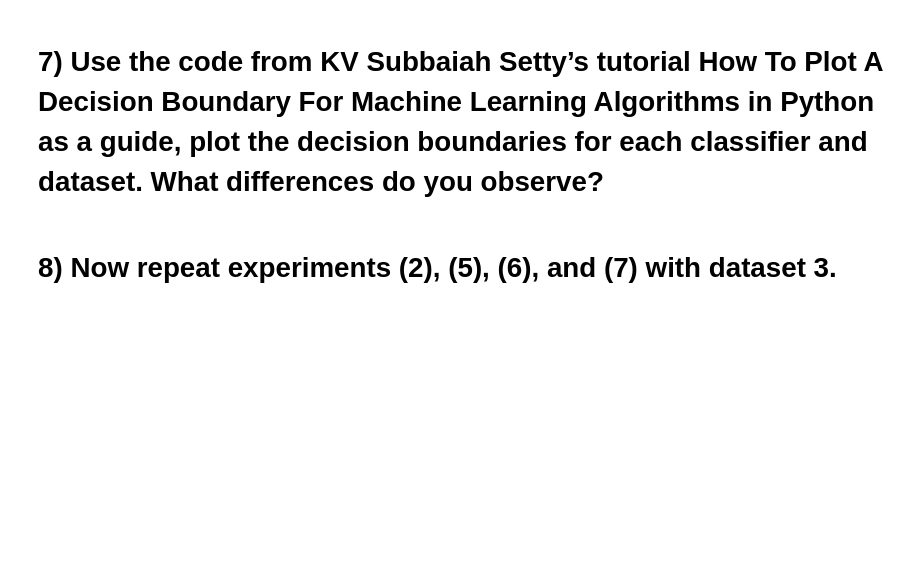
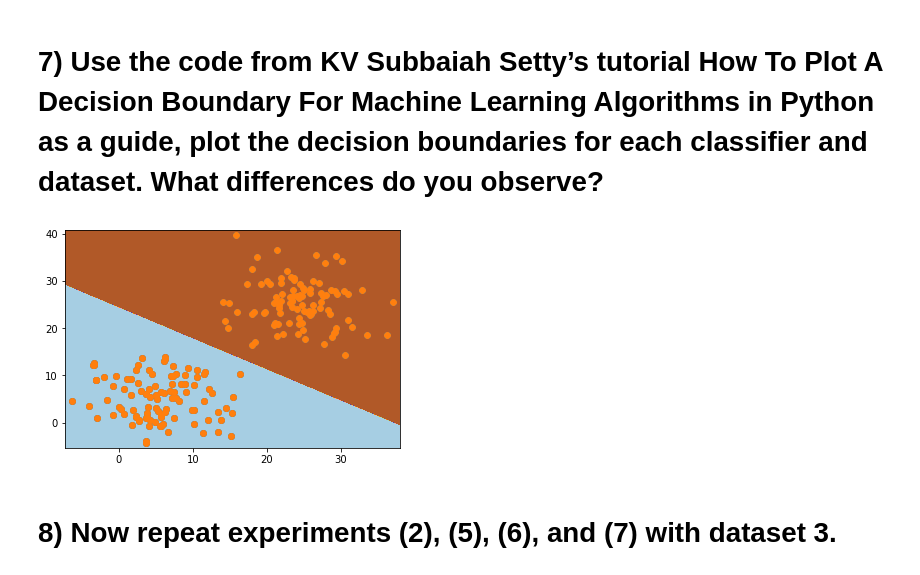
Before and after one commit to Marco-Botello/CPSC483Project5, a Jupyter notebook: Project5.ipynb, the cells around one changed output. Saved outputs shown, nothing was run; the diff lists cells and outputs as text; code cells hidden in the pictures; blank space fills up the shorter version.

```diff
--- a/Project5.ipynb
+++ b/Project5.ipynb
@@ -133,6 +145,56 @@ Dataset 1 Score:  1.0
 Dataset 2 Score:  1.0
 # %% [markdown]
 # 7) Use the code from KV Subbaiah Setty’s tutorial How To Plot A Decision Boundary For Machine Learning Algorithms in Python as a guide, plot the decision boundaries for each classifier and dataset. What differences do you observe?
+# %%
+import numpy as np
+from sklearn.datasets import make_blobs
+from sklearn.linear_model import LogisticRegression
+
+# Get min and max of the domain
+min1, max1 = X['a'].min()-1, X['a'].max()+1
+min2, max2 = X['b'].min()-1, X['b'].max()+1
+
+# Define x and y scale
+X1grid = np.arange(min1, max1, 0.1)
+X2grid = np.arange(min2, max2, 0.1)
+
+# Generate the grid's lines and rows
+XX, YY = np.meshgrid(X1grid, X2grid)
+
+# Flatten the grid
+r1, r2 = XX.flatten(), YY.flatten()
+r1, r2 = r1.reshape((len(r1), 1)), r2.reshape((len(r2), 1))
+
+# Horizontally stack the vectors inorder to create the x1 and x2 input
+grid = np.hstack((r1,r2))
+
+# Define the model
+model = LogisticRegression()
+
+# Fit the model
+model.fit(X, y)
+
+# Predict the grid
+yHat = model.predict(grid)
+
+# Reshape the predictions
+ZZ = yHat.reshape(XX.shape)
+
+# Plot XX, YY, and ZZ
+plt.contourf(XX, YY, ZZ, cmap='Paired')
+
+# Create scatter plot for each class
+for class_value in range(2):
+
+    # Get row indexes for the samples
+    row_ix = np.where(y == class_value)
+    # Create scatter for the samples
+    plt.scatter(X['a'], X['b'], cmap='Paired')
+
+    #HOW TF DO I SEPERATE THE COLORS/CLASSES???????? Prob has something to do with [class_value]
+    #GIT TUTORIAL:https://github.com/KVSSetty/ml-notebooks/blob/master/Plot%20a%20Decision%20Surface%20for%20Machine%20Learning%20Algorithms%20in%20Python/Plot%20a%20Decision%20Surface%20for%20Machine%20Learning%20Algorithms%20in%20Python.ipynb
+# %% [output]
+[figure, added]
 # %% [markdown]
 # 8) Now repeat experiments (2), (5), (6), and (7) with dataset 3.
 # %%
```
Also changed, not shown: parts of 2 cells of this notebook.
